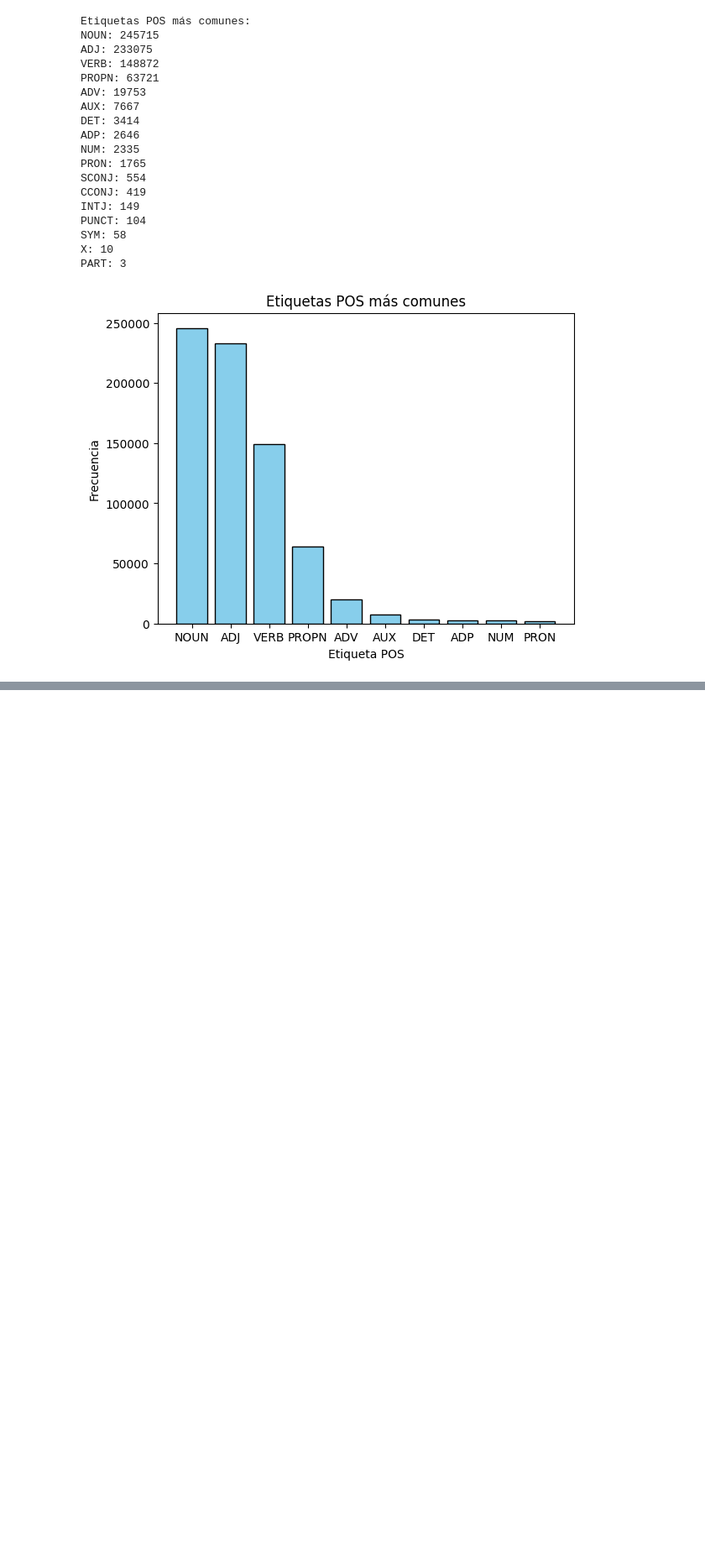
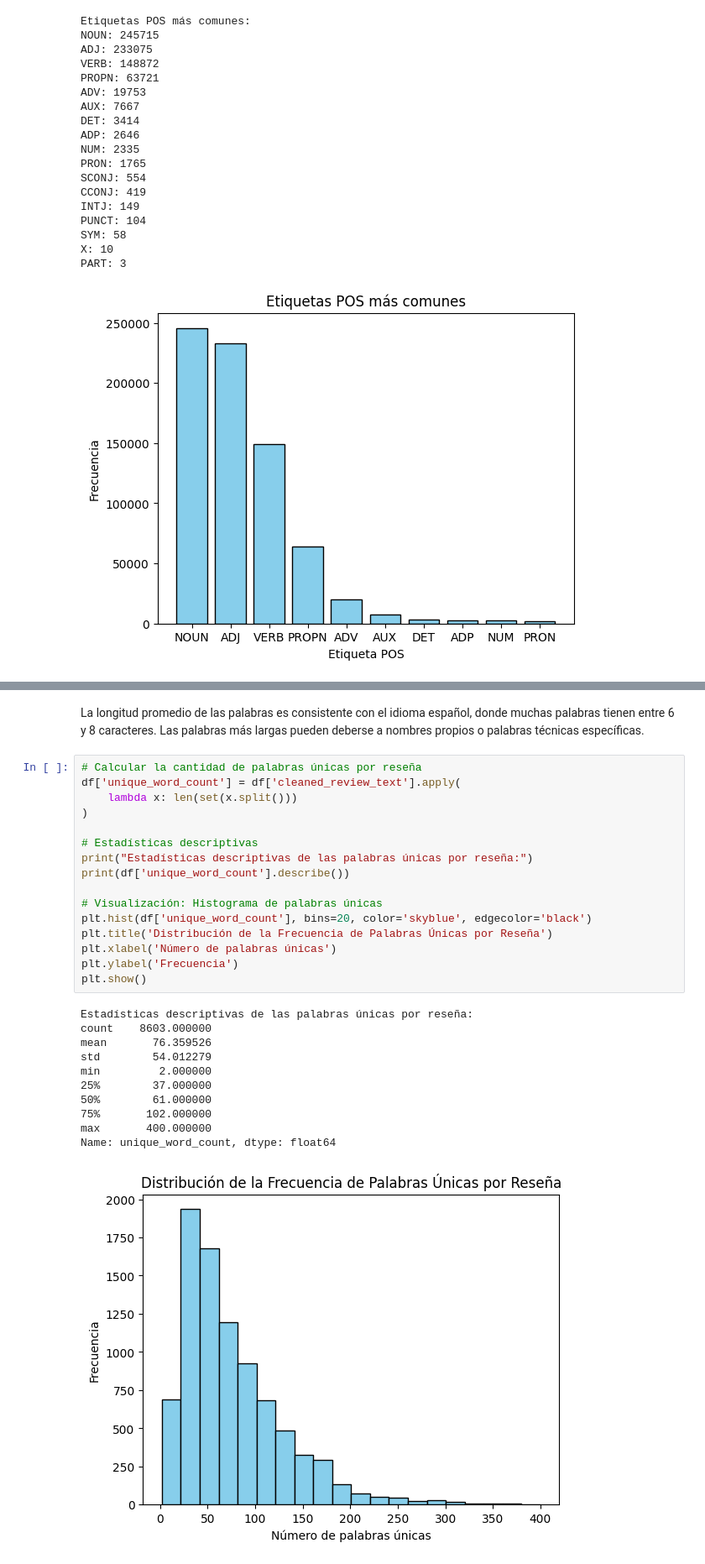
Before and after one commit to tdiego74/Clase_Data_Science_III_PBLC, a Jupyter notebook: Proyecto_DS_III_Entrega_Final_Tocci.ipynb, the cells around one changed output, grey strips where cells are left out. Shown: that part at 84% size. Cells and saved outputs as stored; diff of their text form; blank space fills up the shorter version.

```diff
--- a/Proyecto_DS_III_Entrega_Final_Tocci.ipynb
+++ b/Proyecto_DS_III_Entrega_Final_Tocci.ipynb
@@ -313,0 +348,30 @@ PART: 3
+# %% [markdown]
+La longitud promedio de las palabras es consistente con el idioma español, donde muchas palabras tienen entre 6 y 8 caracteres. Las palabras más largas pueden deberse a nombres propios o palabras técnicas específicas.
+# %%
+# Calcular la cantidad de palabras únicas por reseña
+df['unique_word_count'] = df['cleaned_review_text'].apply(
+    lambda x: len(set(x.split()))
+)
+
+# Estadísticas descriptivas
+print("Estadísticas descriptivas de las palabras únicas por reseña:")
+print(df['unique_word_count'].describe())
+
+# Visualización: Histograma de palabras únicas
+plt.hist(df['unique_word_count'], bins=20, color='skyblue', edgecolor='black')
+plt.title('Distribución de la Frecuencia de Palabras Únicas por Reseña')
+plt.xlabel('Número de palabras únicas')
+plt.ylabel('Frecuencia')
+plt.show()
+# %% [output]
+Estadísticas descriptivas de las palabras únicas por reseña:
+count    8603.000000
+mean       76.359526
+std        54.012279
+min         2.000000
+25%        37.000000
+50%        61.000000
+75%       102.000000
+max       400.000000
+Name: unique_word_count, dtype: float64
+[figure, added]
```
Also changed, not shown: parts of 15 cells of this notebook.
